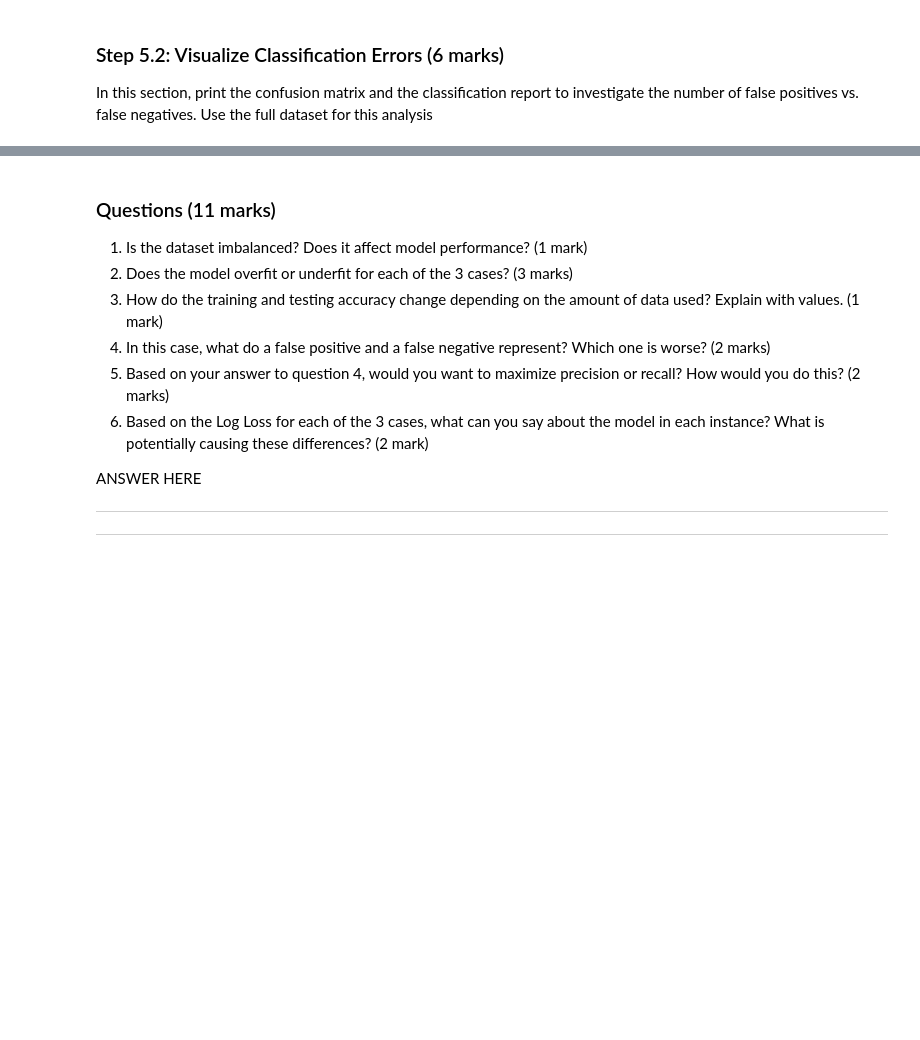
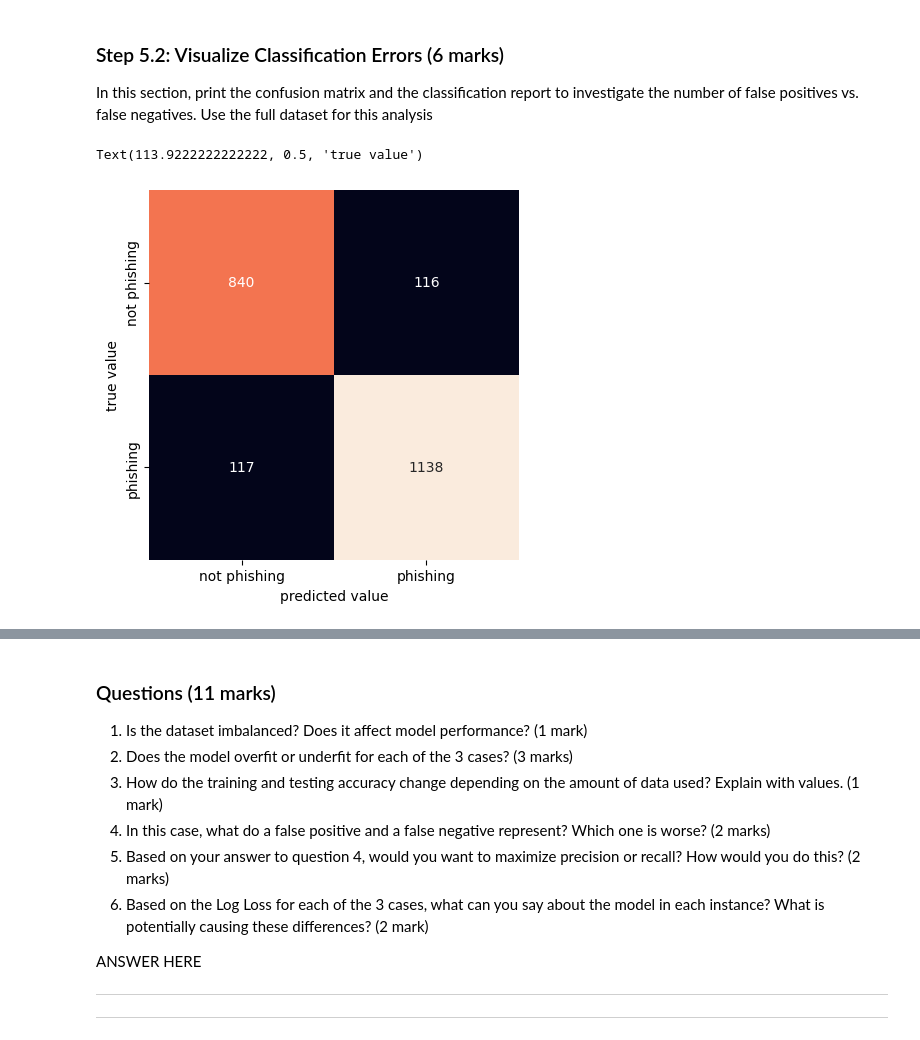
Before and after one commit to emallie-morinbarich/engg680_2024_fall, a Jupyter notebook: Lab_Assignment3/Assignment3.ipynb, the cells around one changed output, grey strips where cells are left out. Cells and saved outputs as stored; diff of their text form; code cells hidden in the pictures; blank space fills up the shorter version.

```diff
--- a/Lab_Assignment3/Assignment3.ipynb
+++ b/Lab_Assignment3/Assignment3.ipynb
@@ -523,14 +545,21 @@ In this section, print the confusion matrix and the classification report to inv
 # %%
 # TO DO: Retrieve target vector and predicted values for testing set using full dataset and print the dimension of the predicted output (2 mark)
 # Note: 70% training set, 30% testing set
+from sklearn.metrics import confusion_matrix, classification_report
+
+# Predict values for full dataset
+y_pred = model.predict(X_test)
 # %%
 import seaborn as sns
 
 # TO DO: Calculate confusion matrix (2 marks) : conf_mat
-
+conf_mat = confusion_matrix(y_test, y_pred)
 # Below code prints confusion matrix using a heatmap
 sns.heatmap(conf_mat, xticklabels=['not phishing', 'phishing'],  yticklabels=['not phishing', 'phishing'], square=True, annot=True, cbar=False, fmt='d')
 plt.xlabel('predicted value')
 plt.ylabel('true value')
+# %% [output]
+Text(113.9222222222222, 0.5, 'true value')
+[figure, added]
 # %%
 # TO DO: Print classification report (2 marks)
```
Also changed, not shown: parts of 2 cells of this notebook.
